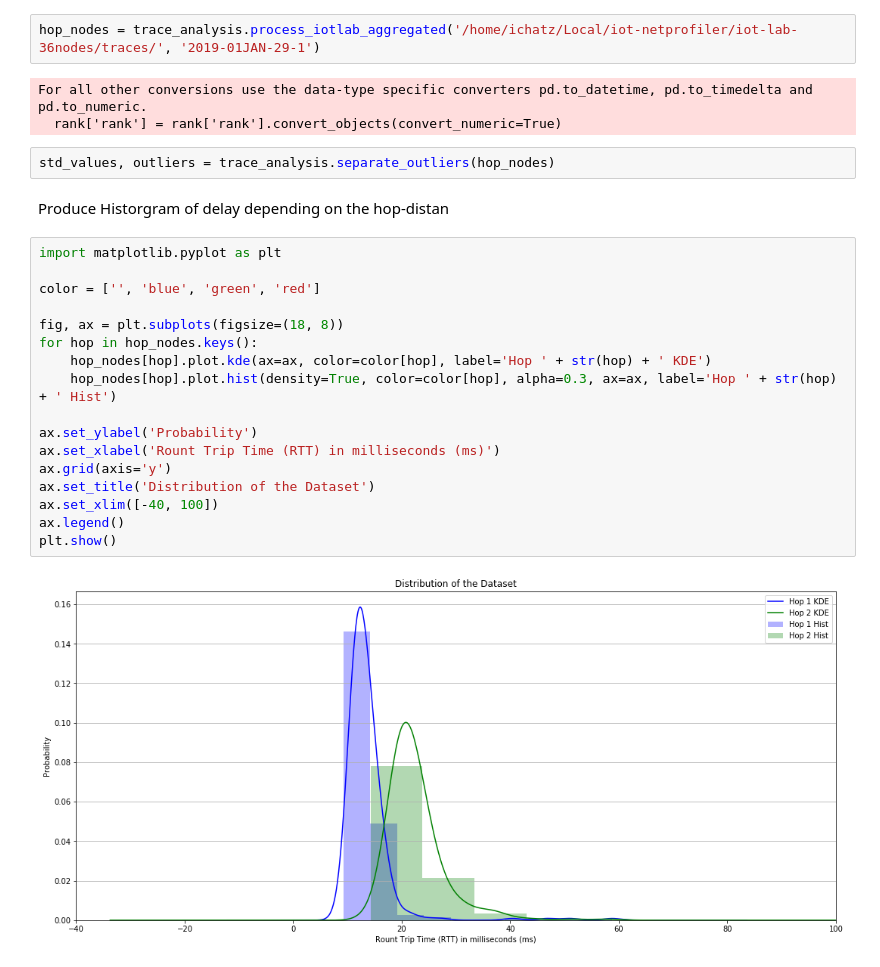
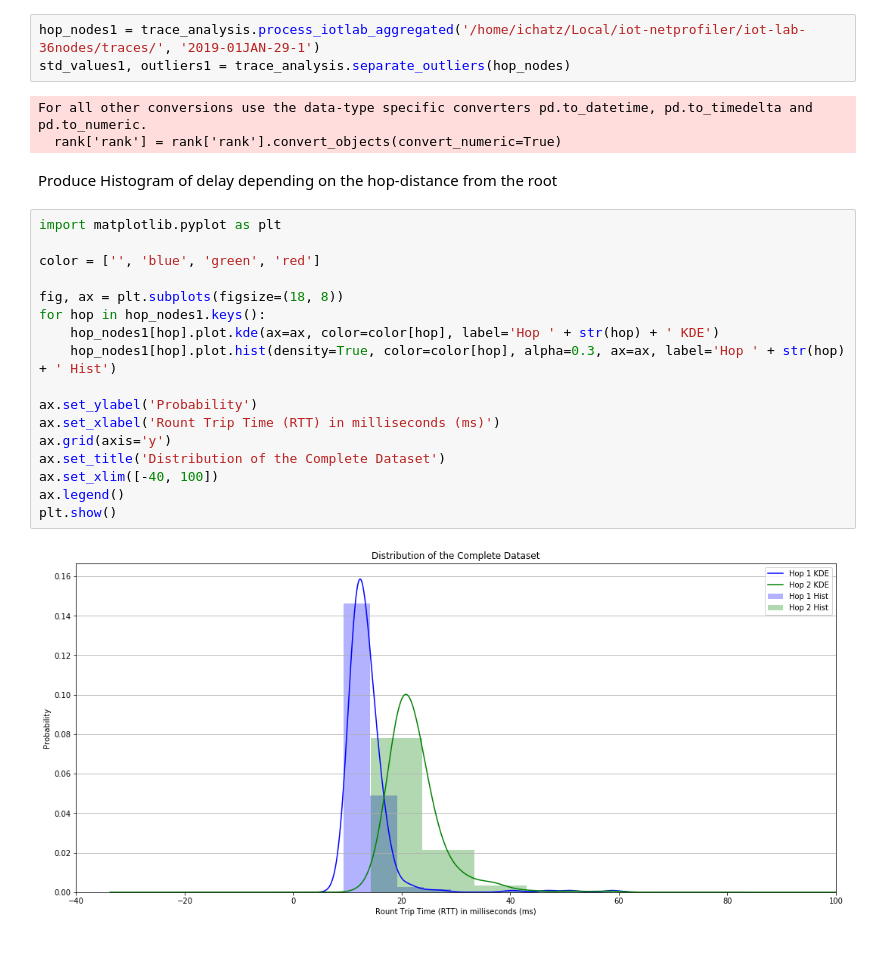
Before and after one commit to ichatz/iot-netprofiler, a Jupyter notebook: iot-lab-36nodes/ExploratoryAnalysis.ipynb, the cells around one changed output. Saved outputs shown, nothing was run; the diff lists cells and outputs as text.

```diff
--- a/iot-lab-36nodes/ExploratoryAnalysis.ipynb
+++ b/iot-lab-36nodes/ExploratoryAnalysis.ipynb
@@ -7,29 +8,28 @@ import trace_analysis
 Parse the 1st trace file with 1000 packets over a network without any attacker.
 # %%
-hop_nodes = trace_analysis.process_iotlab_aggregated('/home/ichatz/Local/iot-netprofiler/iot-lab-36nodes/traces/', '2019-01JAN-29-1')
+hop_nodes1 = trace_analysis.process_iotlab_aggregated('/home/ichatz/Local/iot-netprofiler/iot-lab-36nodes/traces/', '2019-01JAN-29-1')
+std_values1, outliers1 = trace_analysis.separate_outliers(hop_nodes)
 # %% [output]
 For all other conversions use the data-type specific converters pd.to_datetime, pd.to_timedelta and pd.to_numeric.
   rank['rank'] = rank['rank'].convert_objects(convert_numeric=True)
-# %%
-std_values, outliers = trace_analysis.separate_outliers(hop_nodes)
 # %% [markdown]
-Produce Historgram of delay depending on the hop-distan
+Produce Histogram of delay depending on the hop-distance from the root
 # %%
 import matplotlib.pyplot as plt
 
 color = ['', 'blue', 'green', 'red']
 
 fig, ax = plt.subplots(figsize=(18, 8))
-for hop in hop_nodes.keys():
-    hop_nodes[hop].plot.kde(ax=ax, color=color[hop], label='Hop ' + str(hop) + ' KDE')
-    hop_nodes[hop].plot.hist(density=True, color=color[hop], alpha=0.3, ax=ax, label='Hop ' + str(hop) + ' Hist')
+for hop in hop_nodes1.keys():
+    hop_nodes1[hop].plot.kde(ax=ax, color=color[hop], label='Hop ' + str(hop) + ' KDE')
+    hop_nodes1[hop].plot.hist(density=True, color=color[hop], alpha=0.3, ax=ax, label='Hop ' + str(hop) + ' Hist')
 
 ax.set_ylabel('Probability')
 ax.set_xlabel('Rount Trip Time (RTT) in milliseconds (ms)')
 ax.grid(axis='y')
-ax.set_title('Distribution of the Dataset')
+ax.set_title('Distribution of the Complete Dataset')
 ax.set_xlim([-40, 100])
 ax.legend()
 plt.show()
 # %% [output]
-[figure, old version]
+[figure, new version]
```
Also changed, not shown: parts of 19 cells of this notebook, 17 other files.
